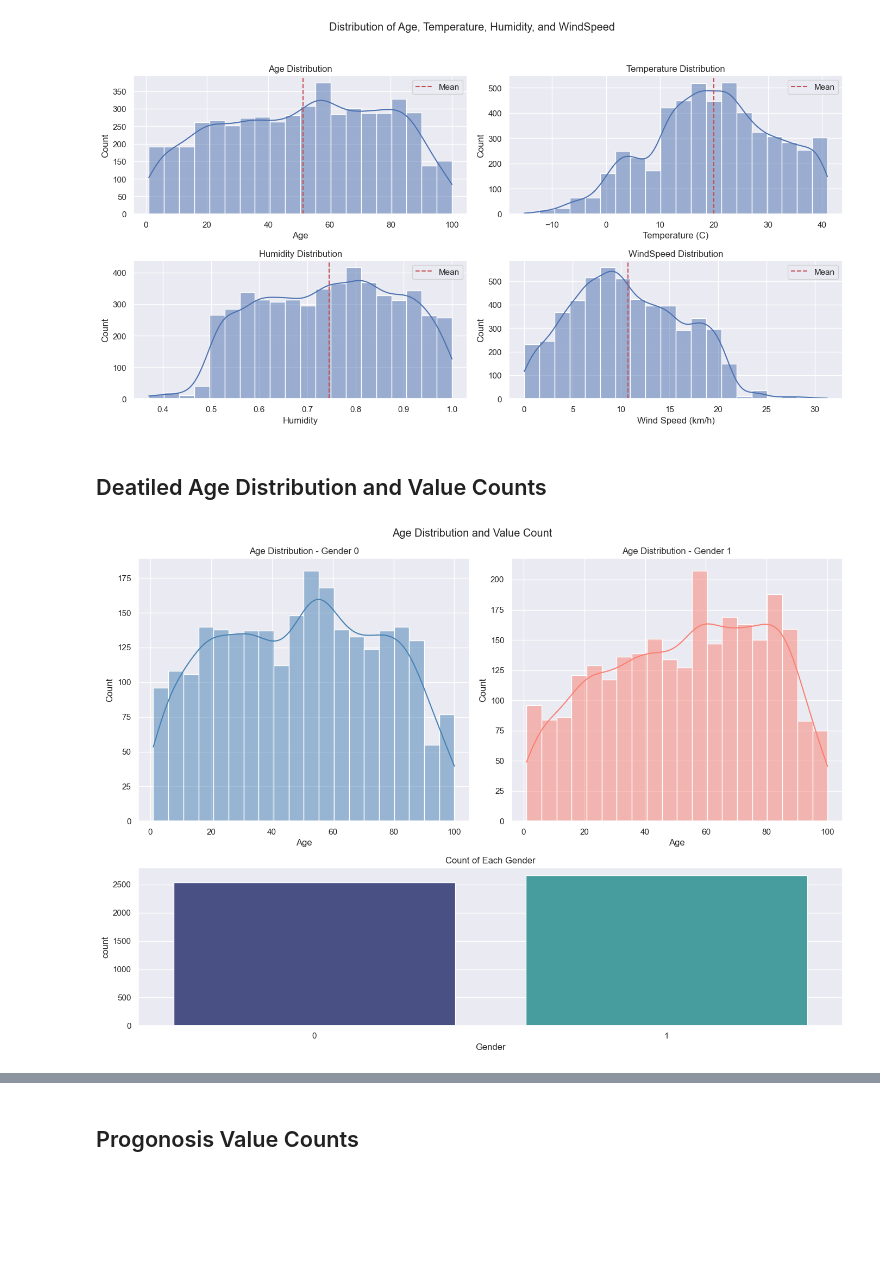
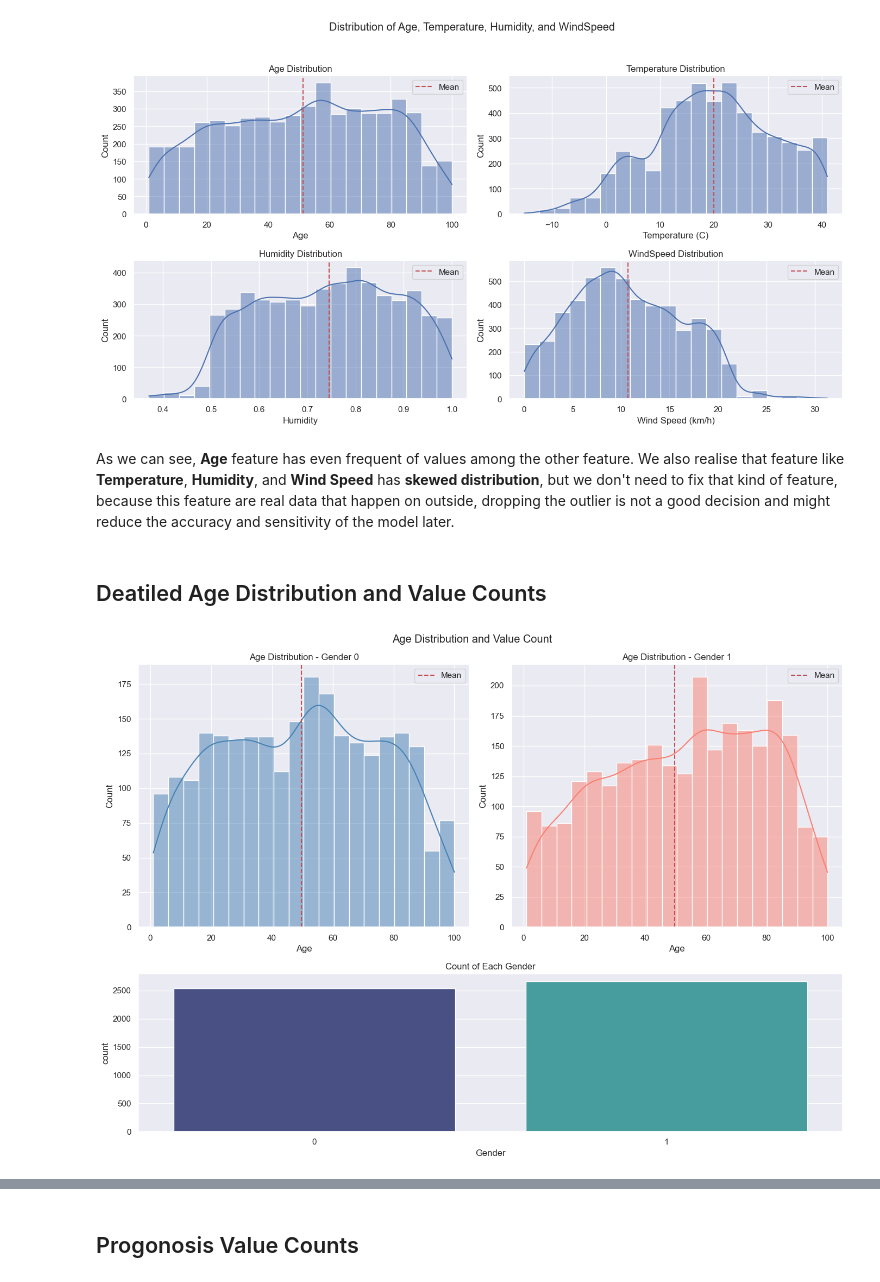
Before and after one commit to khiranadwicahyo/Weather-Related-Disease-Prediction, a Jupyter notebook: notebooks/01_eda.ipynb, the cells around one changed output, grey strips where cells are left out. Saved outputs shown, nothing was run; the diff lists cells and outputs as text; code cells hidden in the pictures; blank space fills up the shorter version.

```diff
--- a/notebooks/01_eda.ipynb
+++ b/notebooks/01_eda.ipynb
@@ -201,35 +196,47 @@ plt.tight_layout(rect=[0, 0.03, 1, 0.95])
 plt.show()
 # %% [output]
 [figure]
+# %% [markdown]
+As we can see, **Age** feature has even frequent of values among the other feature. We also realise that feature like **Temperature**, **Humidity**, and **Wind Speed** has **skewed distribution**, but we don't need to fix that kind of feature, because this feature are real data that happen on outside, dropping the outlier is not a good decision and might reduce the accuracy and sensitivity of the model later.
 # %% [markdown]
 ## Deatiled Age Distribution and Value Counts
 # %%
 # Setup layout with GridSpec
 fig = plt.figure(figsize=(14, 10))
 
 # we use gridspec to make a subplot with 2 rows and 2 columns in 1 row
 # because in subplot we cannot make a subplot with 2 rows and 2 columns in 1 row with different height
 # with gridspec more flexible to make a subplot with different height
 gs = fig.add_gridspec(2, 2, height_ratios=[1, 0.6])  # 2 rows, 2 columns
 fig.suptitle('Age Distribution and Value Count')
 
 
 # Subplot for age distribution by gender = 0
 ax1 = fig.add_subplot(gs[0, 0])
 sns.histplot(df[df['Gender'] == 0]['Age'], bins=20, kde=True, ax=ax1, color='steelblue')
+# add mean lines
+ax1.axvline(df[df['Gender'] == 0]['Age'].mean(), color='r', linestyle='--', label='Mean')
+# add legend
+ax1.legend()
+# add title
 ax1.set_title('Age Distribution - Gender 0')
 
 # Subplot for age distribution by gender = 1
 ax2 = fig.add_subplot(gs[0, 1])
 sns.histplot(df[df['Gender'] == 1]['Age'], bins=20, kde=True, ax=ax2, color='salmon')
+# add mean lines
+ax2.axvline(df[df['Gender'] == 0]['Age'].mean(), color='r', linestyle='--', label='Mean')
+# add legend
+ax2.legend()
+# add title
 ax2.set_title('Age Distribution - Gender 1')
 
 # Subplot for countplot gender
 ax3 = fig.add_subplot(gs[1, :])  # ":" means we take 2 columns in 1 row
 sns.countplot(data=df, x='Gender', palette='mako', ax=ax3)
 ax3.set_title('Count of Each Gender')
 
 plt.tight_layout()
 plt.show()
 # %% [output]
-[figure, old version]
+[figure, new version]
```
Also changed, not shown: parts of 7 cells of this notebook.
